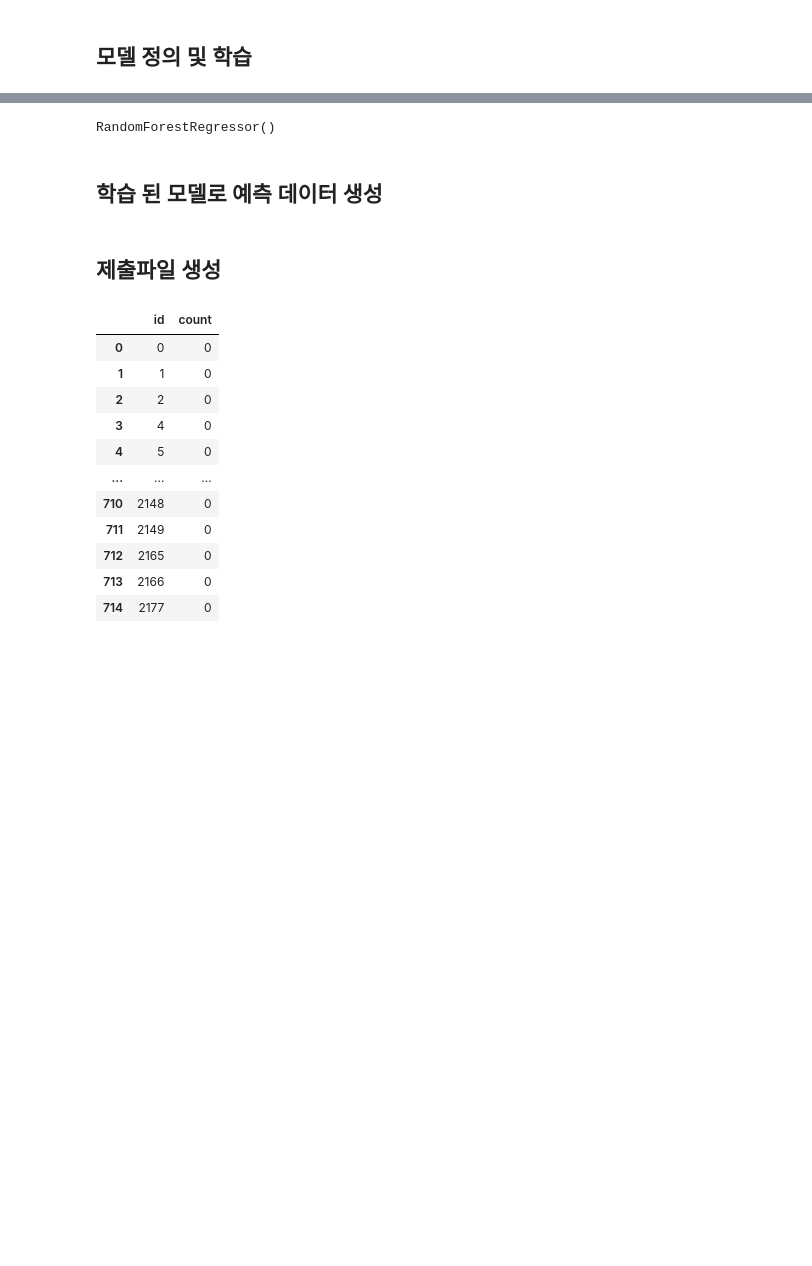
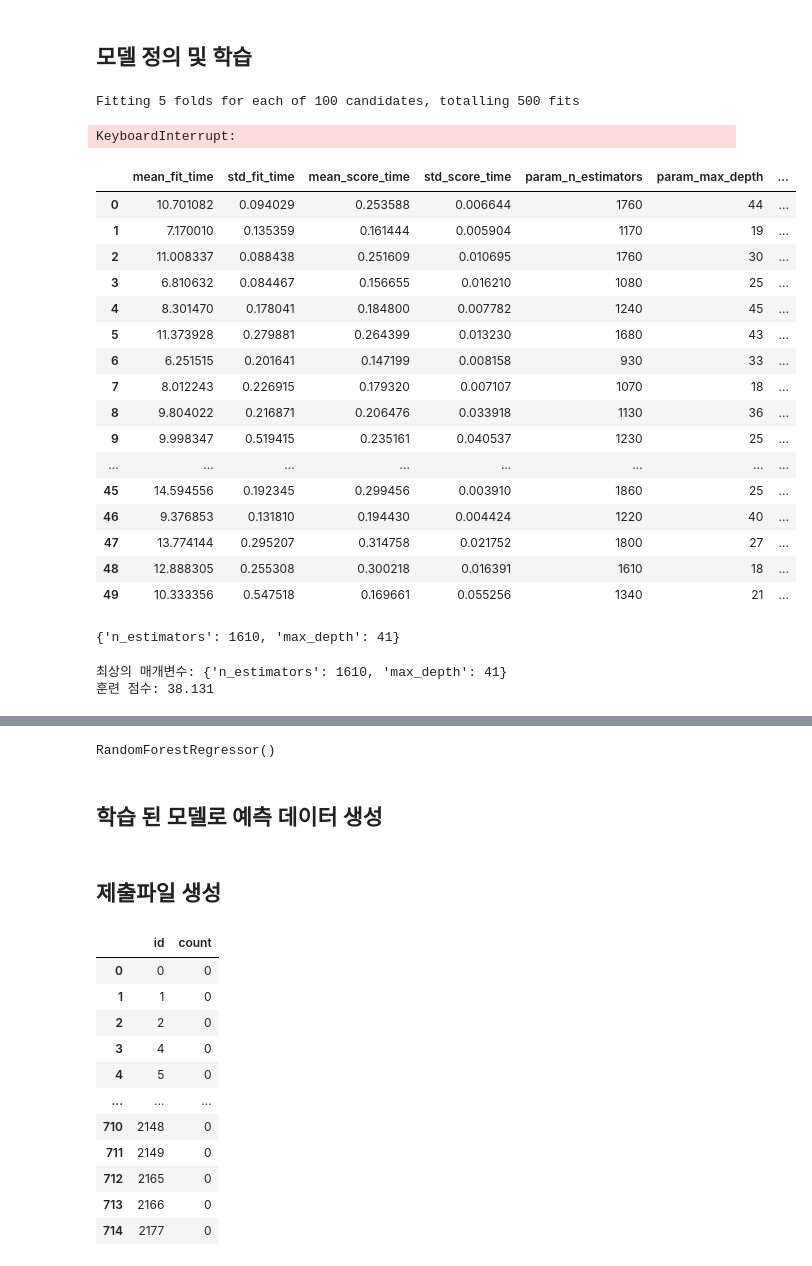
Before and after one commit to bub3690/2022_GDSC_INHA_AI, a Jupyter notebook: tabular/베이스라인_코드-수정.ipynb, the cells around one changed output, grey strips where cells are left out. Saved outputs shown, nothing was run; the diff lists cells and outputs as text; code cells hidden in the pictures; blank space fills up the shorter version.

```diff
--- a/tabular/베이스라인_코드-수정.ipynb
+++ b/tabular/베이스라인_코드-수정.ipynb
@@ -120,2 +294,81 @@ test.fillna(0,inplace = True)
 train_x = train.drop(['count'],axis = 1)
 train_y = train['count']
+# %%
+# 하이퍼 파라미터 튜닝
+from sklearn.model_selection import RandomizedSearchCV
+
+
+
+#http://aispiration.com/model/model-python-cross-validation.html
+
+#param list라는 dictionary에 담아두면, 함수를 통해 RandomizedSearchCV가 여기서 랜덤하게 뽑아준다.
+
+#여기서 파라미터는 생각대로 설정.
+param_list = {"n_estimators": list(range(10, 1000, 10)), # 나무의 수
+               "max_depth": list(range(1, 10, 1)) } #
+
+rf = RandomForestRegressor(oob_score=True, random_state=1234)
+
+rf_random_search = RandomizedSearchCV(
+        estimator=rf,
+        param_distributions = param_list,
+        n_iter = 100,
+        cv = 5,
+        n_jobs=-1, # 가능한 모든 자원을 쓴다는 뜻.
+        scoring = 'neg_root_mean_squared_error',
+        verbose=2)
+
+# neg_root_mean_squared_error : 오차가 올라가면 나쁘다는 의미.
+
+rf_random_search.fit(train_x, train_y)
+# %% [output]
+Fitting 5 folds for each of 100 candidates, totalling 500 fits
+KeyboardInterrupt:
+# %%
+#loss가 0에 가까울 수록 좋은것.
+pd.DataFrame(rf_random_search.cv_results_)
+# %% [output]
+|  | mean_fit_time | std_fit_time | mean_score_time | std_score_time | param_n_estimators | param_max_depth | ... |
+| 0 | 10.701082 | 0.094029 | 0.253588 | 0.006644 | 1760 | 44 | ... |
+| 1 | 7.170010 | 0.135359 | 0.161444 | 0.005904 | 1170 | 19 | ... |
+| 2 | 11.008337 | 0.088438 | 0.251609 | 0.010695 | 1760 | 30 | ... |
+| 3 | 6.810632 | 0.084467 | 0.156655 | 0.016210 | 1080 | 25 | ... |
+| 4 | 8.301470 | 0.178041 | 0.184800 | 0.007782 | 1240 | 45 | ... |
+| 5 | 11.373928 | 0.279881 | 0.264399 | 0.013230 | 1680 | 43 | ... |
+| 6 | 6.251515 | 0.201641 | 0.147199 | 0.008158 | 930 | 33 | ... |
+| 7 | 8.012243 | 0.226915 | 0.179320 | 0.007107 | 1070 | 18 | ... |
+| 8 | 9.804022 | 0.216871 | 0.206476 | 0.033918 | 1130 | 36 | ... |
+| 9 | 9.998347 | 0.519415 | 0.235161 | 0.040537 | 1230 | 25 | ... |
+| ... | ... | ... | ... | ... | ... | ... | ... |
+| 45 | 14.594556 | 0.192345 | 0.299456 | 0.003910 | 1860 | 25 | ... |
+| 46 | 9.376853 | 0.131810 | 0.194430 | 0.004424 | 1220 | 40 | ... |
+| 47 | 13.774144 | 0.295207 | 0.314758 | 0.021752 | 1800 | 27 | ... |
+| 48 | 12.888305 | 0.255308 | 0.300218 | 0.016391 | 1610 | 18 | ... |
+| 49 | 10.333356 | 0.547518 | 0.169661 | 0.055256 | 1340 | 21 | ... |
+# %%
+rf_random_search.best_params_    # 최상의 매개변수를 추출
+
+#estimator와 max_depth가 깊을수록 좋아보인다. 더 깊게 해보자.
+
+# 시도 1
+# param_list = {"n_estimators": list(range(10, 1000, 10)), # 나무의 수
+#               "max_depth": list(range(1, 10, 1)) } #
+# 45.3
+
+# 시도 2
+# %% [output]
+{'n_estimators': 1610, 'max_depth': 41}
+# %%
+# best parameter와 결과
+best_params = rf_random_search.best_params_    # 최상의 매개변수를 추출
+print("최상의 매개변수:", best_params) # 최상의 매개변수를 출력
+best_score = -rf_random_search.best_score_ # 최상의 점수를 계산
+print("훈련 점수: {:.3f}".format(best_score))  # 최상의 점수를 출력
+
+#y_pred = rf_random_search.predict(test)# 테스트 세트에 대한 예측
+
+
+# rmse loss가 38.675로, test set보단 낮게 나왔다.
+# %% [output]
+최상의 매개변수: {'n_estimators': 1610, 'max_depth': 41}
+훈련 점수: 38.131
```
Also changed, not shown: parts of 21 cells of this notebook, 4 other files.
